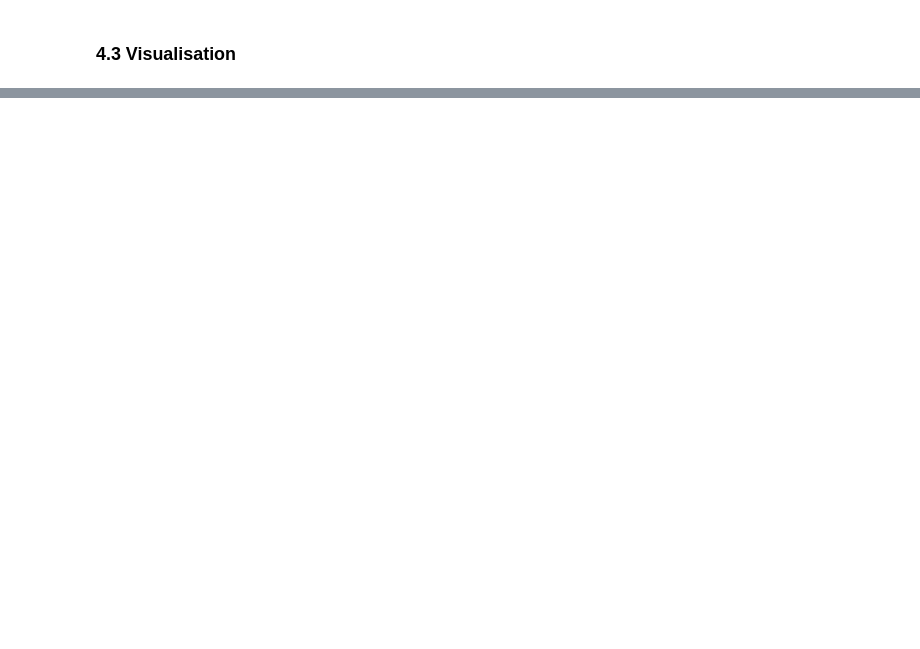
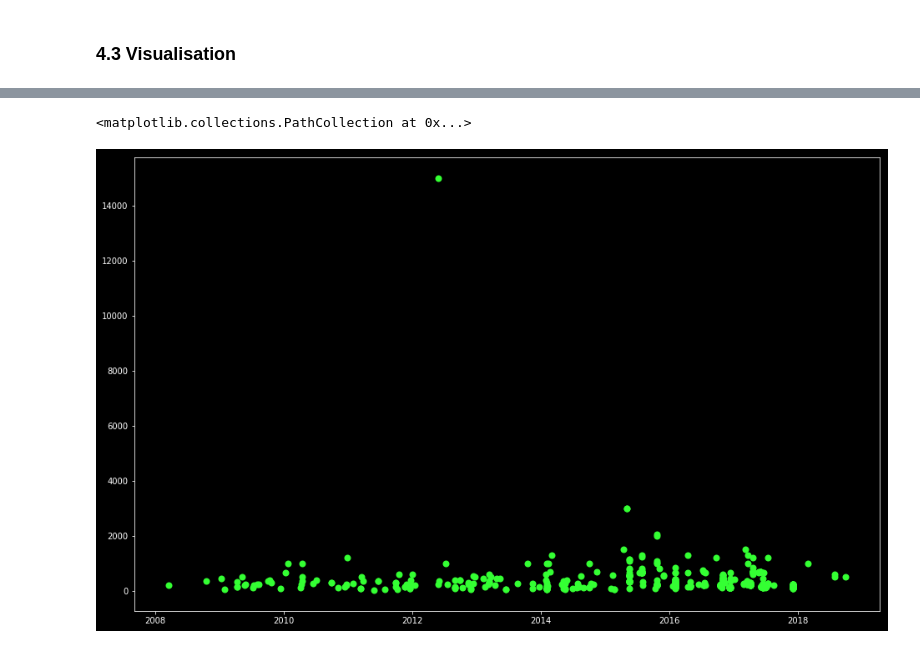
Before and after one commit to lukasy09/KernelDatabase.py, a Jupyter notebook: GPU/gpu_memory.ipynb, the cells around one changed output, grey strips where cells are left out. Saved outputs shown, nothing was run; the diff lists cells and outputs as text; code cells hidden in the pictures; blank space fills up the shorter version.

```diff
--- a/GPU/gpu_memory.ipynb
+++ b/GPU/gpu_memory.ipynb
@@ -14,7 +15,8 @@ import scipy
 ### 1.2 Plots' settings
 # %%
 plt.style.use("dark_background")
-color_list = ["#f1f1f1", "#32CD32", "#00CED1", "#FF1493"]
+color_palette_1 = ["#f1f1f1", "#32CD32", "#00CED1", "#FF1493"]
+color_palette_2 = ["#FF5733", "#34FF33", "#33C9FF", "#FF33CA", "#4033FF"]
 # %% [markdown]
 # 2. Data upload from an external file & preprocessing raw data
 # %% [markdown]
@@ -172,0 +218,2 @@ plt.show()
+# %%
+df['Release_Price_Value'] = df['Release_Price'].str[1:].fillna(-1).astype(float)
@@ -172,0 +227,6 @@ plt.show()
+# %%
+plt.figure(figsize=(16, 10))
+plt.scatter(X_years, Z_price, color = color_palette_2[1], linewidth = 2)
+# %% [output]
+<matplotlib.collections.PathCollection at 0x...>
+[figure, added]
```
Also changed, not shown: parts of 14 cells of this notebook.
